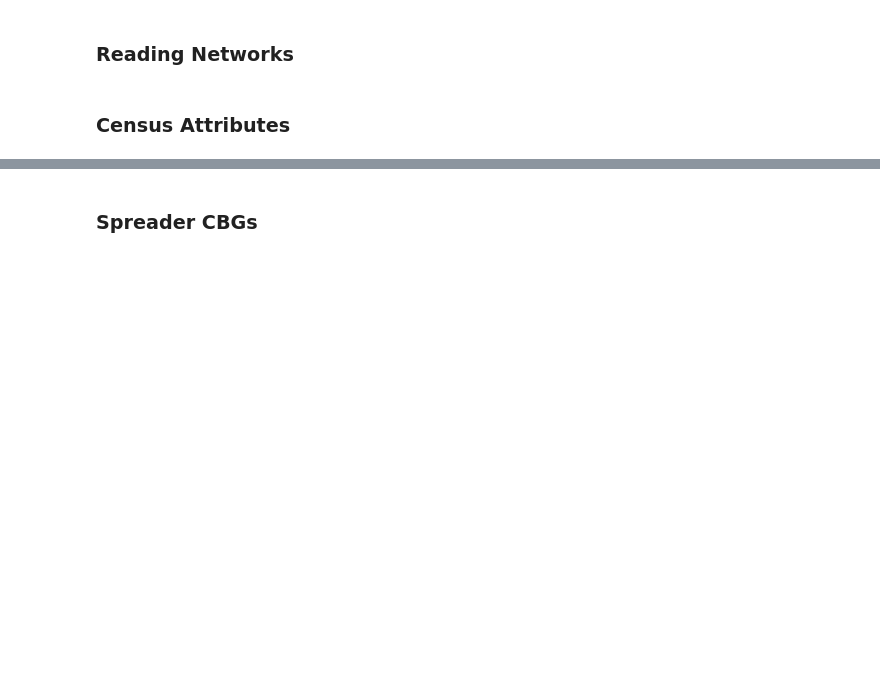
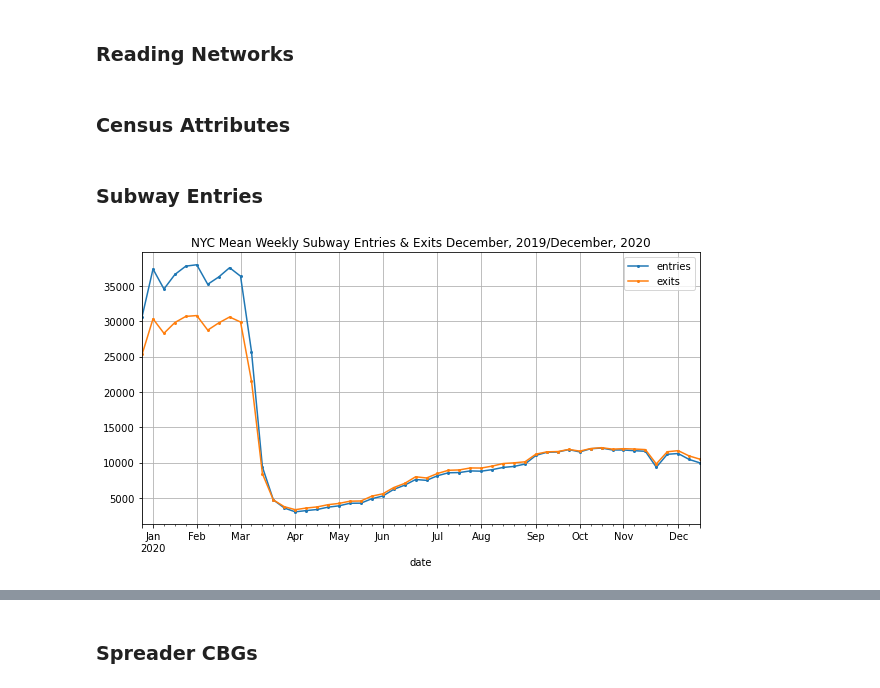
Before and after one commit to hasanalpboz/safegraph-covid19-mobility, a Jupyter notebook: scripts/notebooks/network-centrality-evolution.ipynb, the cells around one changed output, grey strips where cells are left out. Cells and saved outputs as stored; diff of their text form; code cells hidden in the pictures; blank space fills up the shorter version.

Commit message:
ridership, 75th, 95th and subways

```diff
--- a/scripts/notebooks/network-centrality-evolution.ipynb
+++ b/scripts/notebooks/network-centrality-evolution.ipynb
@@ -109,3 +112,24 @@ for cbg in tqdm(zcta_df.index.unique()):
     rows.append(r)
 # %%
 cases_df = pd.concat(rows, axis=0)
+# %% [markdown]
+### Subway Entries
+# %%
+sub_df = pd.read_csv(join(pwd, 'util_datasets', 'nyc-subway-ridership.csv'))
+sub_df.date = pd.to_datetime(sub_df.date)
+sub_df = gpd.GeoDataFrame(sub_df, geometry=gpd.points_from_xy(sub_df.gtfs_longitude, sub_df.gtfs_latitude))
+sub_df.geometry = sub_df.geometry.set_crs("EPSG:4326")
+
+zcta_geo_df = gpd.read_file(join(pwd, 'util_datasets', 'NYC', 'NYC-zcta.json'))
+zcta_sub_df = gpd.sjoin(sub_df, zcta_geo_df, how='left', op='within')
+zcta_sub_df = zcta_sub_df.groupby(['zcta', 'date']).sum()[['entries', 'exits']].reset_index()
+avg_subway = zcta_sub_df.groupby(pd.Grouper(key='date', freq='W-MON')).mean()
+avg_subway.index = avg_subway.index - pd.to_timedelta(7, unit='d')
+# %%
+fig, ax = plt.subplots(1, 1, figsize=(10, 5))
+avg_subway[['entries', 'exits']].plot(marker='o', markersize=2, ax=ax)
+ax.grid()
+ax.set_title(f'NYC Mean Weekly Subway Entries & Exits {avg_subway.index.min().strftime("%B, %Y")}/{avg_subway.index.max().strftime("%B, %Y")}')
+fig.savefig(join(FIG_SAVE_DIR, 'nyc-subway-entries-exits-weekly.png'))
+# %% [output]
+[figure, added]
```
Also changed, not shown: parts of 11 cells of this notebook, 27 other files.
